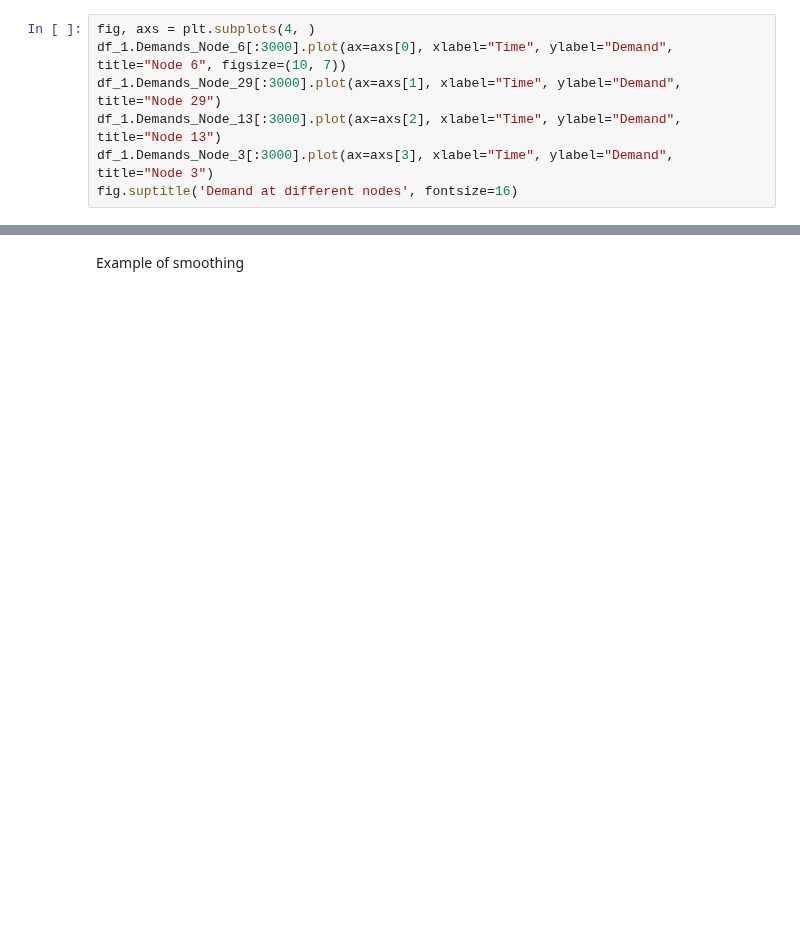
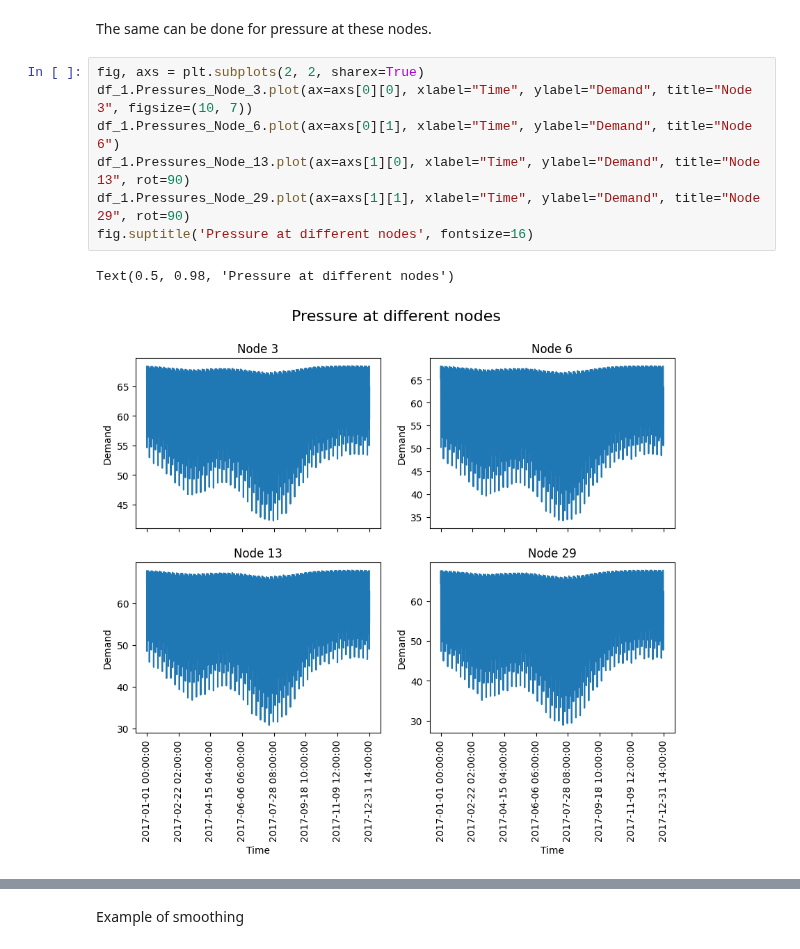
Before and after one commit to Mjnstag/IS-thesis-pattern-extraction, a Jupyter notebook: EDA.ipynb, the cells around one changed output, grey strips where cells are left out. Saved outputs shown, nothing was run; the diff lists cells and outputs as text; blank space fills up the shorter version.

```diff
--- a/EDA.ipynb
+++ b/EDA.ipynb
@@ -51,8 +108,13 @@ Subset of data
+# %% [markdown]
+The same can be done for pressure at these nodes.
 # %%
-fig, axs = plt.subplots(4, )
-df_1.Demands_Node_6[:3000].plot(ax=axs[0], xlabel="Time", ylabel="Demand", title="Node 6", figsize=(10, 7))
-df_1.Demands_Node_29[:3000].plot(ax=axs[1], xlabel="Time", ylabel="Demand", title="Node 29")
-df_1.Demands_Node_13[:3000].plot(ax=axs[2], xlabel="Time", ylabel="Demand", title="Node 13")
-df_1.Demands_Node_3[:3000].plot(ax=axs[3], xlabel="Time", ylabel="Demand", title="Node 3")
-fig.suptitle('Demand at different nodes', fontsize=16)
+fig, axs = plt.subplots(2, 2, sharex=True)
+df_1.Pressures_Node_3.plot(ax=axs[0][0], xlabel="Time", ylabel="Demand", title="Node 3", figsize=(10, 7))
+df_1.Pressures_Node_6.plot(ax=axs[0][1], xlabel="Time", ylabel="Demand", title="Node 6")
+df_1.Pressures_Node_13.plot(ax=axs[1][0], xlabel="Time", ylabel="Demand", title="Node 13", rot=90)
+df_1.Pressures_Node_29.plot(ax=axs[1][1], xlabel="Time", ylabel="Demand", title="Node 29", rot=90)
+fig.suptitle('Pressure at different nodes', fontsize=16)
+# %% [output]
+Text(0.5, 0.98, 'Pressure at different nodes')
+[figure, added]
 # %%
```
Also changed, not shown: parts of 28 cells of this notebook, 1 other file.
